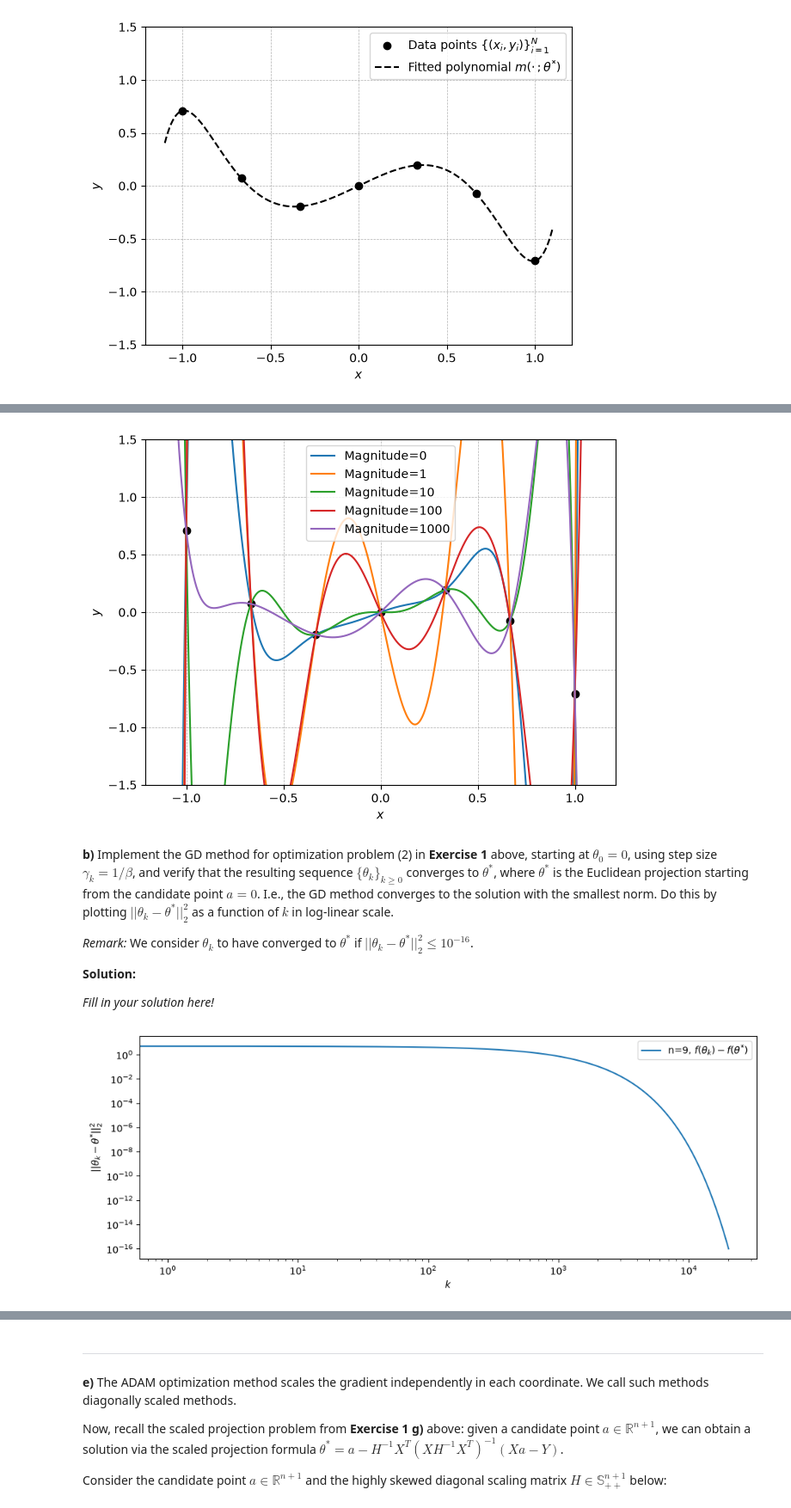
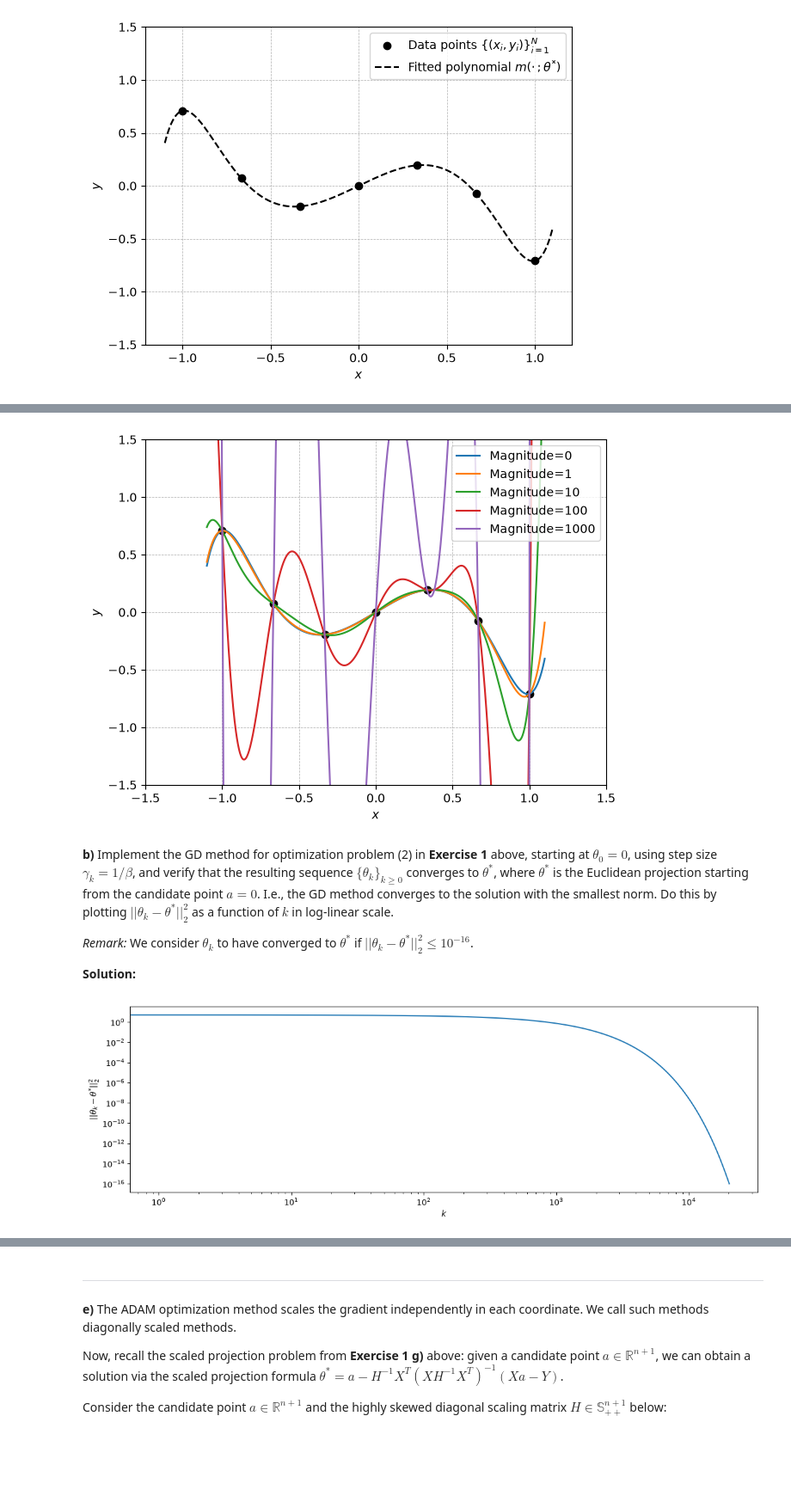
Before and after one commit to jakobsoderberg1/frtn50, a Jupyter notebook: handin2.ipynb, the cells around one changed output, grey strips where cells are left out. Shown at 86% size. Drawn from its saved outputs; the diff is of its cells as text; code cells hidden in the pictures; blank space fills up the shorter version.

```diff
--- a/handin2.ipynb
+++ b/handin2.ipynb
@@ -595,7 +595,7 @@ def grad_f(theta, X, Y):
 def partial_grad_f(theta, X, Y, i):
   return 2 * (X[i] @ theta - Y[i]) * X[i]
 
-def stochastic_gradient_descent(theta, schedule, n, iters =10**5*N):
+def stochastic_gradient_descent(theta, schedule, n, iters =10**5):
   X = np.vander(xs, n+1, increasing=True)
   Y = ys
   beta = 2 / N * np.linalg.eigvalsh(X.T @ X).max()
@@ -611,7 +611,7 @@ def stochastic_gradient_descent(theta, schedule, n, iters =10**5*N):
   res_list = []
   res_hat_list = []
 
-  for i in range(iters):
+  for i in range(iters*len(Y)):
     if schedule == "floor":
       gamma = 0.1 / (beta * (i // 1000 + 1))
     elif schedule == "linear_decay":
@@ -634,14 +634,13 @@ gammas = {"constant": r"$\gamma_k = \frac{0.1}{\beta}$", "linear_decay": r"$\gam
 parameters = [3, 9]
 fig, axs = plt.subplots(2, 3, figsize=(15, 8))
 for i, (schedule, title) in enumerate(gammas.items()):
-
   for j, n in enumerate(parameters):
     res_list, res_hat_list = stochastic_gradient_descent(np.zeros(n + 1), schedule, n)
-    axs[j, i].semilogx(res_list, label=f"n={n}, {r"$f(\theta_{k})-f(\theta^{*})$"}")
-    axs[j, i].plot(res_hat_list, label=f"n={n}, {r"$f(\overline{\theta}_{k})-f(\theta^{*})$"}")
+    axs[j, i].semilogx(res_list, label=f"{r"$f(\theta_{k})-f(\theta^{*})$"}")
+    axs[j, i].semilogx(res_hat_list, label=f"{r"$f(\overline{\theta}_{k})-f(\theta^{*})$"}")
     axs[j, i].set_xlabel("Iterations")
     axs[j, i].legend()
-    axs[j, i].set_title(title)
+    axs[j, i].set_title(f"{title} n={n}")
 plt.tight_layout()
 plt.show()
 # %% [output]
@@ -680,5 +679,5 @@ axes.legend([r'Data points $\{(x_{i},y_{i})\}_{i=1}^{N}$', r'Fitted polynomial m
 axes.set_xlabel('$x$')
 axes.set_ylabel('$y$')
 axes.grid(linestyle='dashed', linewidth=0.5)
-axes.set_ylim([-1.5, 1.5]);
+axes.set_ylim(-1.5, 1.5)
 # %% [output]
@@ -918,11 +918,11 @@ class OverparameterizedModel(nn.Module):
 
         return x
 
-def train(model, log=True):
+def train(model, iters=2000, log=True):
     loss_fn = nn.MSELoss()
     optimizer = optim.SGD(model.parameters(), lr=0.05)
     loss_res = []
-    for epoch in range(2000):
+    for epoch in range(iters):
         losses_in_epoch = []
         for batch in data_loader:
 
@@ -957,8 +957,8 @@ def train(model, log=True):
 underparameterized_model = UnderparameterizedModel()
 overparameterized_model = OverparameterizedModel()
 
-underparameterized_loss_res = train(underparameterized_model)
-overparameterized_loss_res = train(overparameterized_model)
+underparameterized_loss_res = train(underparameterized_model, log=False)
+overparameterized_loss_res = train(overparameterized_model, log=False)
 fig, axs = plt.subplots(1, 2, figsize=(10, 4))
 axs[0].plot(underparameterized_loss_res)
 axs[0].set_title("Underparameterized (1-2-1)")
@@ -1343,24 +1322,27 @@ n = 9
 fig, axes = plt.subplots(dpi=100)
 axes.plot(xs,ys,'ko')
 
+X = np.vander(xs, n+1, increasing=True)
+Y = ys
+
 magnitudes = [0, 1, 10, 100, 1000]
+direction = np.random.randn(n + 1)
 for magnitude in magnitudes:
-  a = np.random.randn(n + 1) * 100
+  a = direction * magnitude
 
-  X = np.vander(xs, n+1, increasing=True)
-  Y = ys
   theta_star = a - X.T @ np.linalg.inv(X @ X.T) @ (X @ a - Y)
   axes.plot(x, np.polyval(np.flip(theta_star), x), label=f"Magnitude={magnitude}")
-  axes.legend([r'Data points $\{(x_{i},y_{i})\}_{i=1}^{N}$', r'Fitted polynomial $m(\cdot\,;\theta^{*})$'])
+
   axes.set_xlabel('$x$')
   axes.set_ylabel('$y$')
   axes.grid(linestyle='dashed', linewidth=0.5)
   axes.set_ylim(-1.5, 1.5)
+  axes.set_xlim(-1.5, 1.5)
   axes.legend()
 plt.tight_layout()
 plt.show()
 # %% [output]
-[figure, old version]
+[figure, new version]
 # %% [markdown]
 __b)__ Implement the GD method for optimization problem (2) in __Exercise 1__ above, starting at $\theta_{0}=0$, using step size $\gamma_{k} = 1/\beta$, and verify that the resulting sequence $\{\theta_{k}\}_{k\geq0}$ converges to $\theta^{*}$, where $\theta^{*}$ is the Euclidean projection starting from the candidate point $a=0$. I.e., the GD method converges to the solution with the smallest norm. Do this by plotting $||\theta_{k}-\theta^{*}||_{2}^{2}$ as a function of $k$ in log-linear scale.
 
@@ -1368,8 +1350,6 @@ _Remark:_ We consider $\theta_{k}$ to have converged to $\theta^{*}$ if $||\thet
 
 
 __Solution:__
-
-_Fill in your solution here!_
 # %%
 def f(theta, X, Y):
   return np.linalg.norm(X @ theta - Y)**2 / len(Y)
@@ -1379,37 +1359,36 @@ def grad_f(theta, X, Y):
 
 def gradient_descent(theta, n, iters =10**5):
   X = np.vander(xs, n+1, increasing=True)
   Y = ys
   beta = 2 / len(Y) * np.linalg.eigvalsh(X.T @ X).max()
 
   gamma = 1 / beta
   a = np.zeros(n+1)
   theta_star = a - X.T @ np.linalg.inv(X @ X.T) @ (X @ a - Y)
   theta_k = theta
   res = []
 
   for i in range(iters):
     theta_next = theta_k - gamma * grad_f(theta_k, X, Y)
     theta_k = theta_next
     diff = np.linalg.norm(theta_k - theta_star)**2
     res.append(diff)
     if diff <= 10**-16:
           break
 
   return res
 
-fig, ax = plt.subplots(figsize=(10, 4))
+fig, ax = plt.subplots(figsize=(12, 4))
 
 
 res_list= gradient_descent(np.zeros(n + 1), 9)
-ax.loglog(res_list, label=f"n={n}, {r"$f(\theta_{k})-f(\theta^{*})$"}")
+ax.loglog(res_list)
 ax.set_xlabel(r"$k$")
 ax.set_ylabel(r"$||\theta_{k}-\theta^{*}||_{2}^{2}$")
-ax.legend()
 plt.tight_layout()
 plt.show()
 # %% [output]
-[figure, old version]
+[figure, new version]
 # %% [markdown]
 ***
 __c)__ Implement the SGD method for optimization problem (1) in __Exercise 1__ above, starting at $\theta_{0}=0$, using step size $\gamma_{k} = 0.1 / \beta$, and verify that the resulting sequence $\{\theta_{k}\}_{k\geq0}$ converges to $\theta^{*}$, where $\theta^{*}$ is the Euclidean projection starting from the candidate point $a=0$. I.e., the SGD method converges to the solution with the smallest norm. Do this by plotting $||\theta_{k}-\theta^{*}||_{2}^{2}$ as a function of $k$ in log-linear scale.
```
Also changed, not shown: parts of 29 cells of this notebook, 1 other file.
